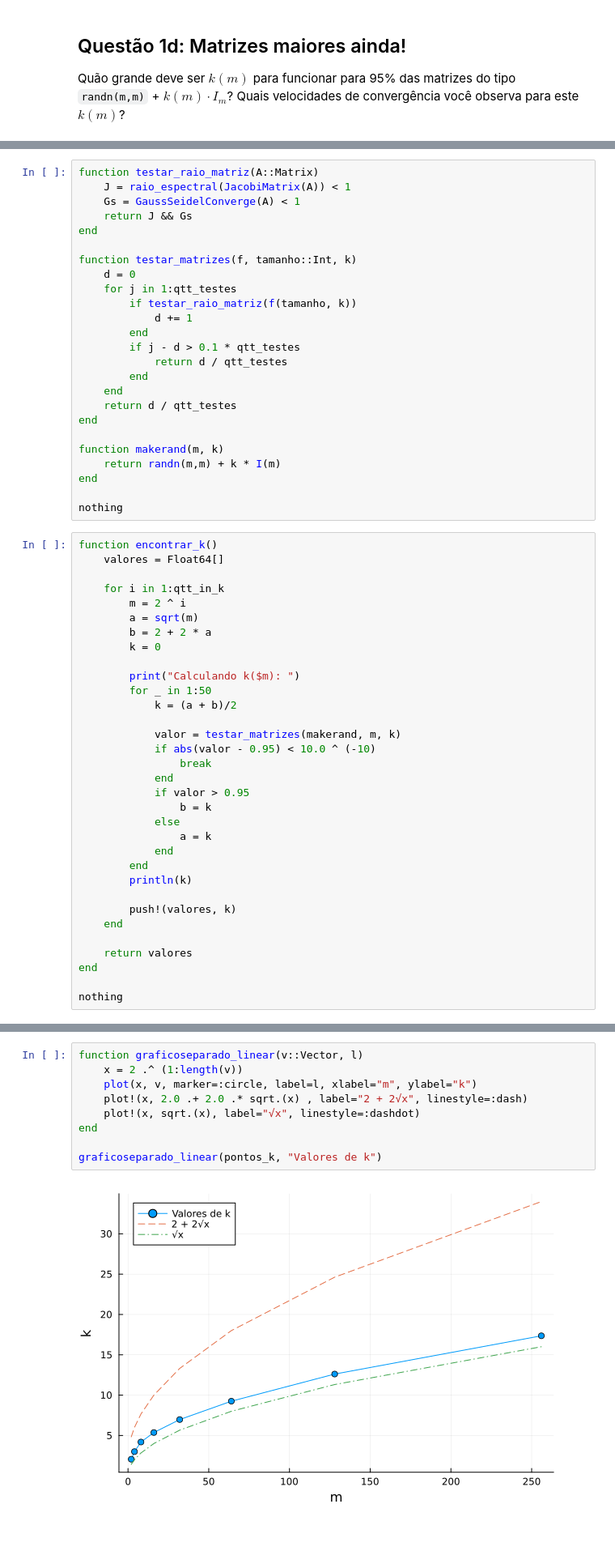
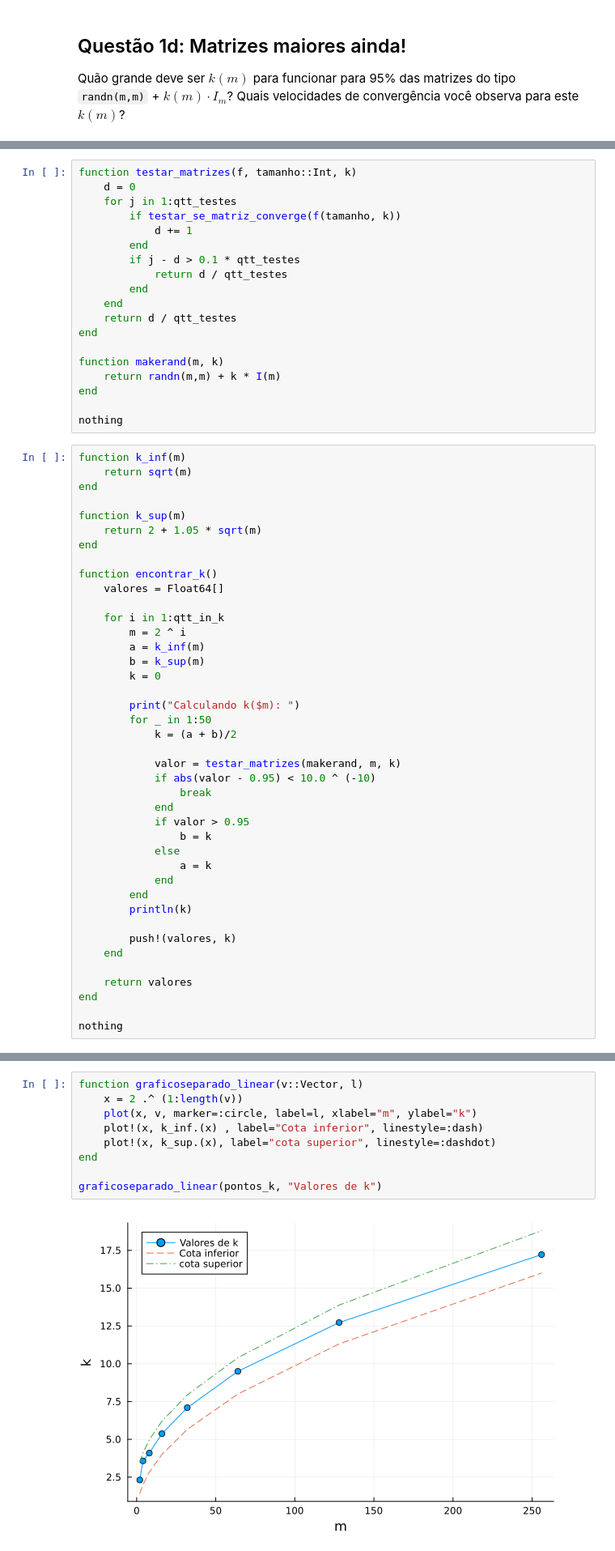
Before and after one commit to FGVTrabalhos/Jacobi, a Jupyter notebook: Projeto2.ipynb, the cells around one changed output, grey strips where cells are left out. Shown at 81% size. Cells and saved outputs as stored; diff of their text form.

```diff
--- a/Projeto2.ipynb
+++ b/Projeto2.ipynb
@@ -221,14 +223,8 @@ Quão grande deve ser $k(m)$ para funcionar para 95\% das matrizes do tipo `rand
 # %%
-function testar_raio_matriz(A::Matrix)
-    J = raio_espectral(JacobiMatrix(A)) < 1
-    Gs = GaussSeidelConverge(A) < 1
-    return J && Gs
-end
-
 function testar_matrizes(f, tamanho::Int, k)
     d = 0
     for j in 1:qtt_testes
-        if testar_raio_matriz(f(tamanho, k))
+        if testar_se_matriz_converge(f(tamanho, k))
             d += 1
         end
         if j - d > 0.1 * qtt_testes
@@ -244,13 +240,21 @@ end
 
 nothing
 # %%
+function k_inf(m)
+    return sqrt(m)
+end
+
+function k_sup(m)
+    return 2 + 1.05 * sqrt(m)
+end
+
 function encontrar_k()
     valores = Float64[]
 
     for i in 1:qtt_in_k
         m = 2 ^ i
-        a = sqrt(m)
-        b = 2 + 2 * a
+        a = k_inf(m)
+        b = k_sup(m)
         k = 0
 
         print("Calculando k($m): ")
@@ -291,11 +294,11 @@ Calculando k(256):
 # %%
 function graficoseparado_linear(v::Vector, l)
     x = 2 .^ (1:length(v))
     plot(x, v, marker=:circle, label=l, xlabel="m", ylabel="k")
-    plot!(x, 2.0 .+ 2.0 .* sqrt.(x) , label="2 + 2√x", linestyle=:dash)
-    plot!(x, sqrt.(x), label="√x", linestyle=:dashdot)
+    plot!(x, k_inf.(x) , label="Cota inferior", linestyle=:dash)
+    plot!(x, k_sup.(x), label="cota superior", linestyle=:dashdot)
 end
 
 graficoseparado_linear(pontos_k, "Valores de k")
 # %% [output]
-[figure, old version]
+[figure, new version]
```
Also changed, not shown: parts of 19 cells of this notebook.
